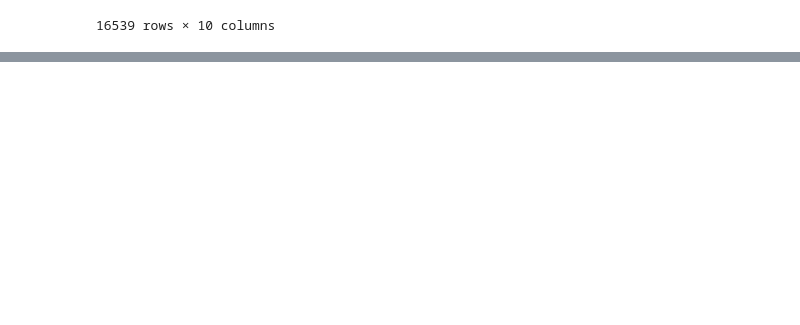
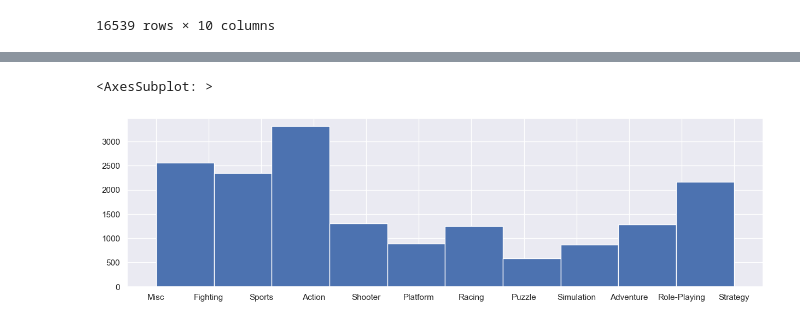
Before and after one commit to m0ood/gamesDataSet, a Jupyter notebook: GamesSales.ipynb, the cells around one changed output, grey strips where cells are left out. Drawn from its saved outputs; the diff is of its cells as text; code cells hidden in the pictures; blank space fills up the shorter version.

```diff
--- a/GamesSales.ipynb
+++ b/GamesSales.ipynb
@@ -40,0 +102,6 @@ chart.set(xlabel='Genre', ylabel='Sales(in millions)')
+# %%
+
+videogames['Genre'].hist()
+# %% [output]
+<AxesSubplot: >
+[figure, added]
```
Also changed, not shown: parts of 35 cells of this notebook, 1 other file.
